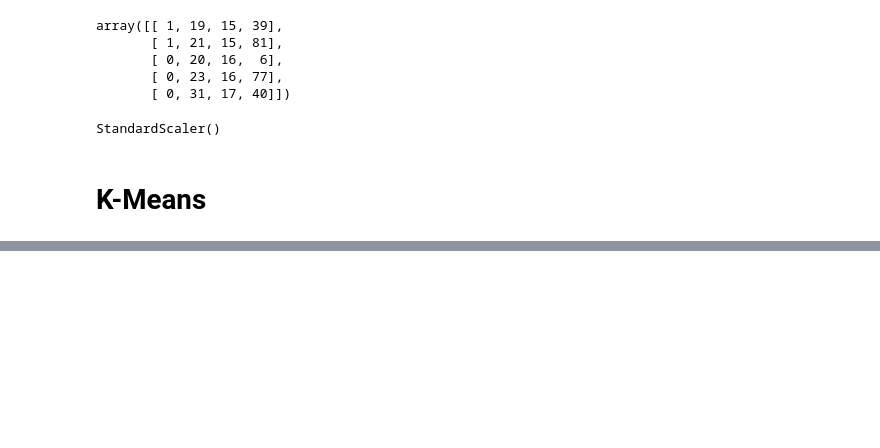
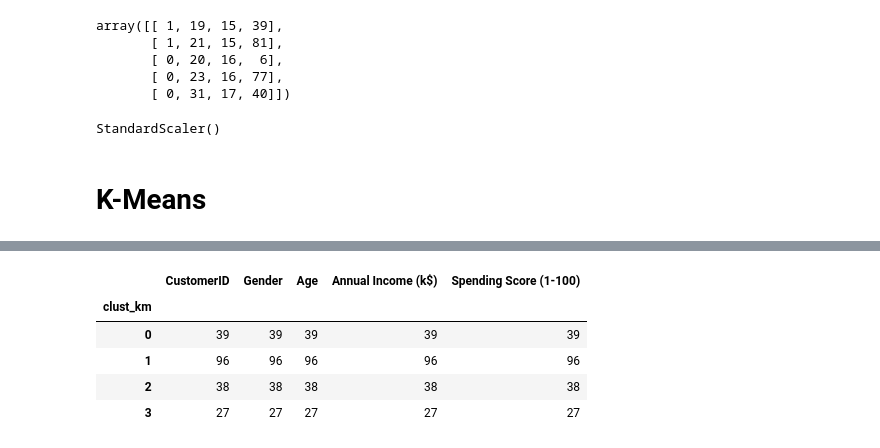
Before and after one commit to shadmankhezri/customer_clustering, a Jupyter notebook: customer_clustering.ipynb, the cells around one changed output, grey strips where cells are left out. Cells and saved outputs as stored; diff of their text form; code cells hidden in the pictures; blank space fills up the shorter version.

```diff
--- a/customer_clustering.ipynb
+++ b/customer_clustering.ipynb
@@ -173,0 +192,9 @@ plt.show()
+# %%
+df_customer.groupby('clust_km').count()
+# %% [output]
+|  | CustomerID | Gender | Age | Annual Income (k$) | Spending Score (1-100) |
+| clust_km |  |  |  |  |  |
+| 0 | 39 | 39 | 39 | 39 | 39 |
+| 1 | 96 | 96 | 96 | 96 | 96 |
+| 2 | 38 | 38 | 38 | 38 | 38 |
+| 3 | 27 | 27 | 27 | 27 | 27 |
```
Also changed, not shown: parts of 16 cells of this notebook.
